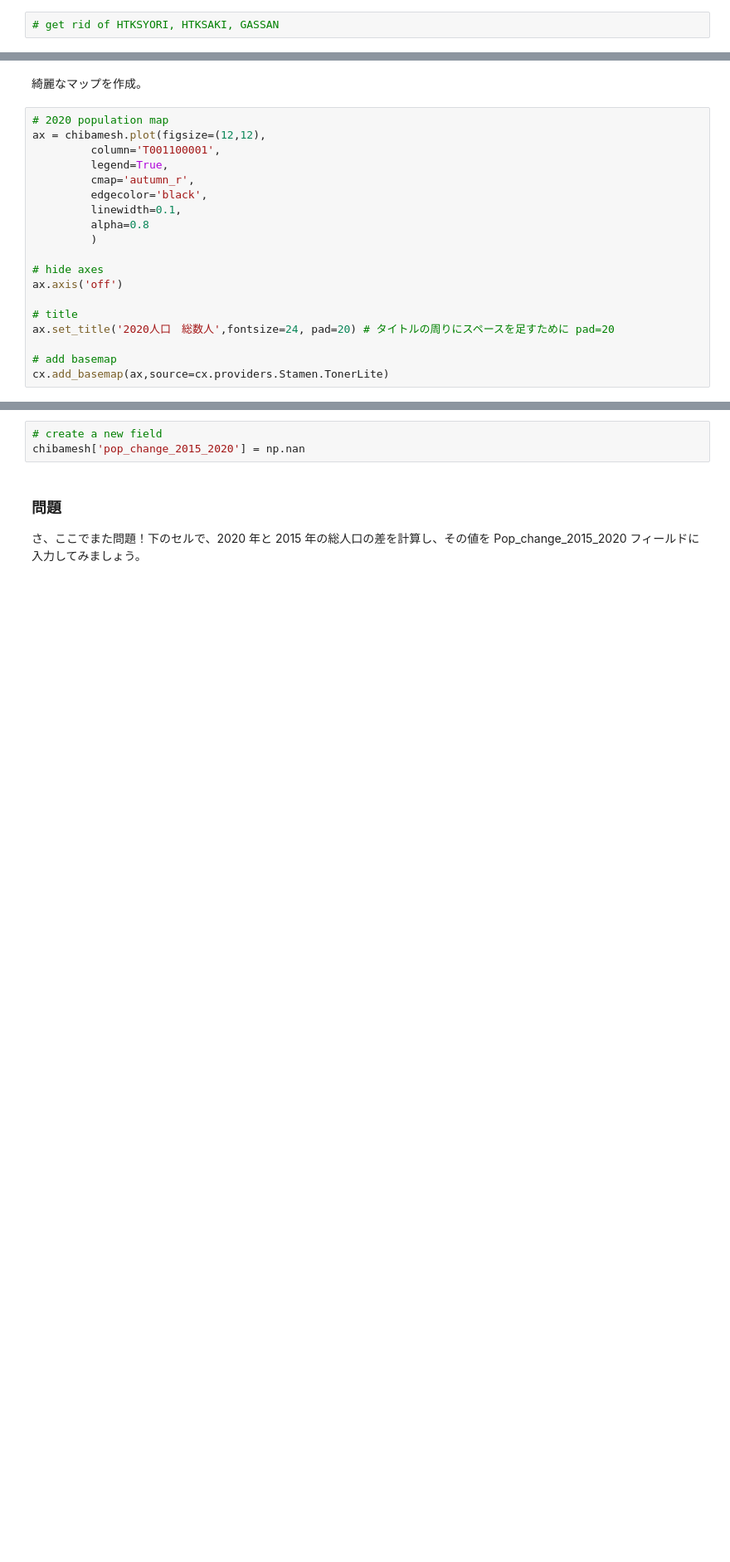
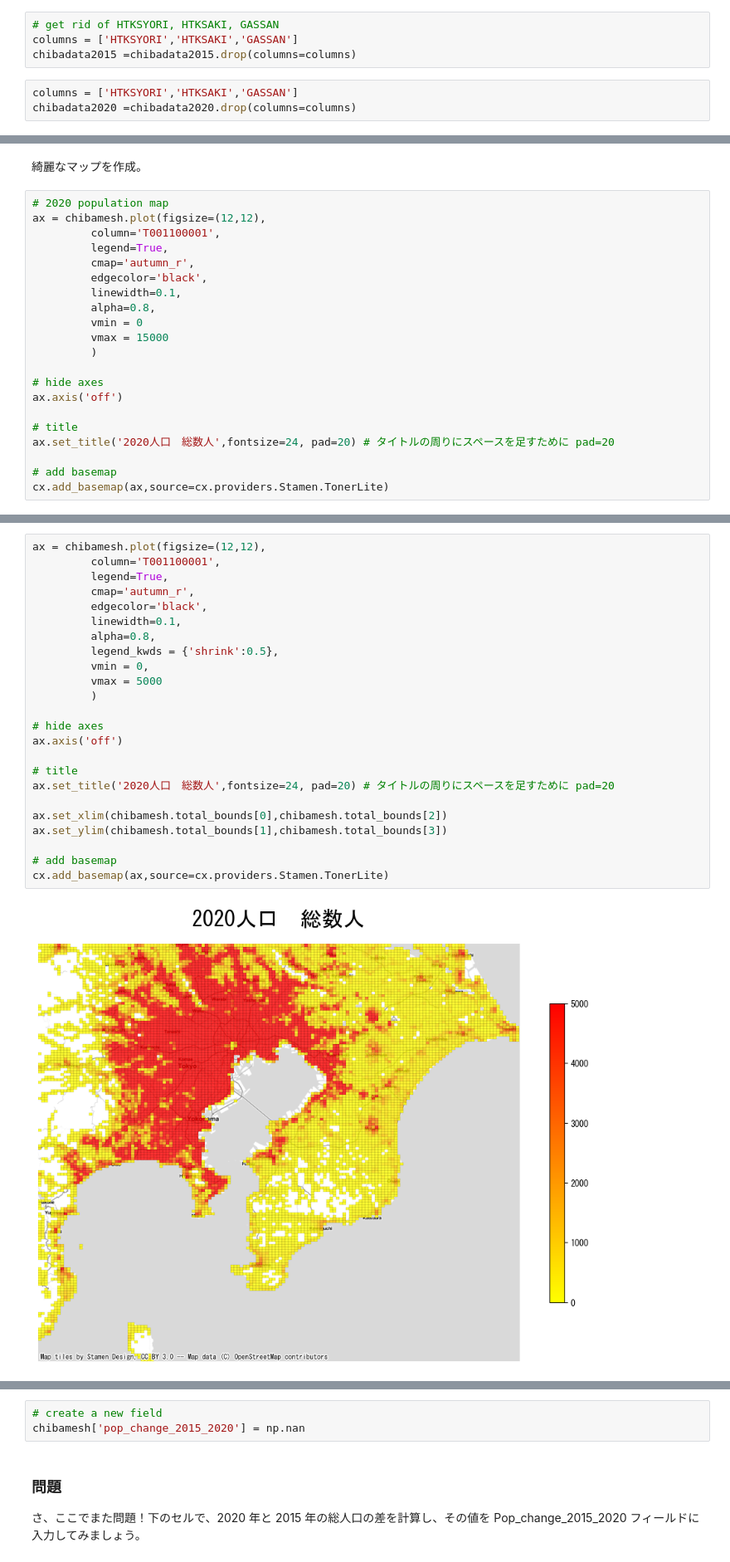
Before and after one commit to oo000o0o0o/gis, a Jupyter notebook: week11/Week11.ipynb, the cells around one changed output, grey strips where cells are left out. Shown at 83% size. Drawn from its saved outputs; the diff is of its cells as text; blank space fills up the shorter version.

```diff
--- a/week11/Week11.ipynb
+++ b/week11/Week11.ipynb
@@ -177,6 +194,11 @@ Although we did not do this in the previous lab, it is recommended to delete unn
 ### 問題：'HTKSYORI', 'HTKSAKI', 'GASSAN'を chibadata2015 and chibadata2020 から削除
 # %%
 # get rid of HTKSYORI, HTKSAKI, GASSAN
+columns = ['HTKSYORI','HTKSAKI','GASSAN']
+chibadata2015 =chibadata2015.drop(columns=columns)
+# %%
+columns = ['HTKSYORI','HTKSAKI','GASSAN']
+chibadata2020 =chibadata2020.drop(columns=columns)
 # %%
 # combine 2015 and 2020 data
 chibadata = pd.merge(chibadata2020,chibadata2015,on='KEY_CODE')
@@ -252,7 +366,9 @@ ax = chibamesh.plot(figsize=(12,12),
          cmap='autumn_r',
          edgecolor='black',
          linewidth=0.1,
-         alpha=0.8
+         alpha=0.8,
+         vmin = 0
+         vmax = 15000
          )
 
 # hide axes
@@ -288,3 +404,29 @@ Python の利点は、理にかなった範囲内で、やりたいことはほ
+# %%
+ax = chibamesh.plot(figsize=(12,12),
+         column='T001100001',
+         legend=True,
+         cmap='autumn_r',
+         edgecolor='black',
+         linewidth=0.1,
+         alpha=0.8,
+         legend_kwds = {'shrink':0.5},
+         vmin = 0,
+         vmax = 5000
+         )
+
+# hide axes
+ax.axis('off')
+
+# title
+ax.set_title('2020人口　総数人',fontsize=24, pad=20) # タイトルの周りにスペースを足すために pad=20
+
+ax.set_xlim(chibamesh.total_bounds[0],chibamesh.total_bounds[2])
+ax.set_ylim(chibamesh.total_bounds[1],chibamesh.total_bounds[3])
+
+# add basemap
+cx.add_basemap(ax,source=cx.providers.Stamen.TonerLite)
+# %% [output]
+[figure, added]
 # %% [markdown]
 # Creating side-by-side maps
 
```
Also changed, not shown: parts of 18 cells of this notebook.
